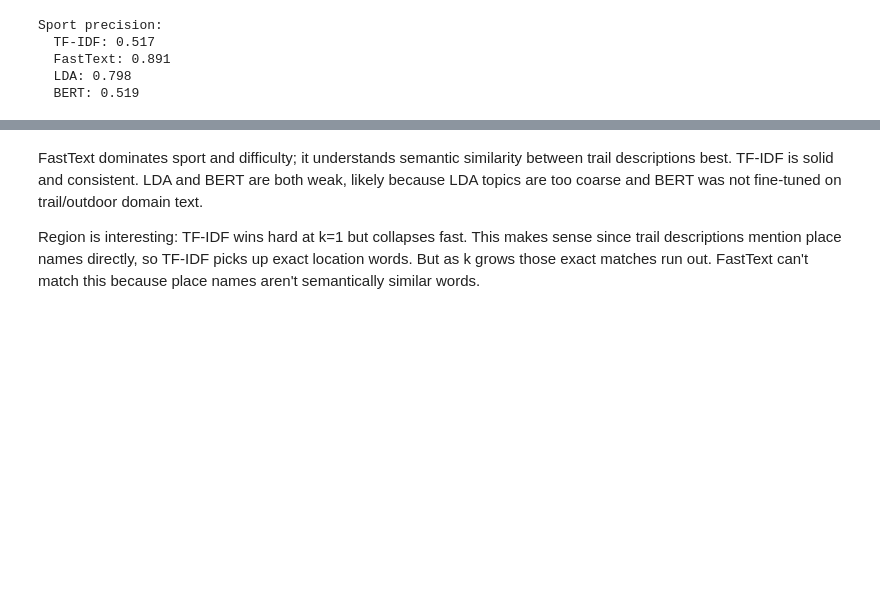
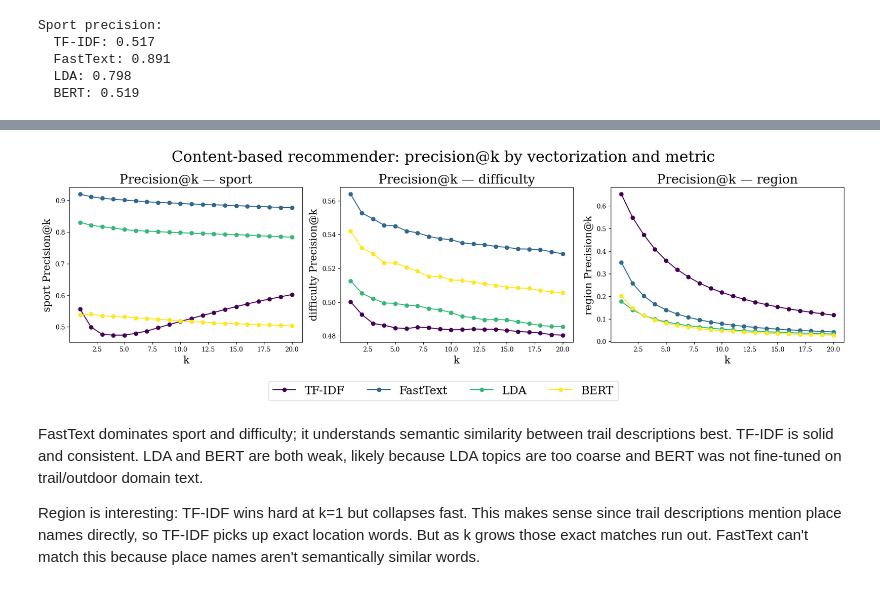
Before and after one commit to enicaking/ml-applications-project-repo, a Jupyter notebook: notebooks/03_task2_recommender.ipynb, the cells around one changed output, grey strips where cells are left out. Cells and saved outputs as stored; diff of their text form; code cells hidden in the pictures; blank space fills up the shorter version.

```diff
--- a/notebooks/03_task2_recommender.ipynb
+++ b/notebooks/03_task2_recommender.ipynb
@@ -305,3 +305,43 @@ Best vectorization at k=10:
+# %%
+import matplotlib.font_manager as fm # font_manager
+import matplotlib.pyplot as plt # Ensure plt is imported
+import matplotlib.cm as cm # Import cm for colormaps
+
+# Configure font
+plt.rcParams['font.family'] = 'serif'
+plt.rcParams['font.serif'] = ['DejaVu Serif', 'Times New Roman', 'Liberation Serif', 'Bitstream Vera Serif', 'Computer Modern Roman']
+
+# Plot one subplot per metric
+fig, axes = plt.subplots(1, len(sweep_results), figsize=(18, 5))
+
+# Lists to store handles and labels for a single common legend
+all_handles = []
+all_labels = []
+
+for ax_idx, (ax, (metric, model_results)) in enumerate(zip(axes, sweep_results.items())):
+    num_models = len(model_results)
+    colors = cm.get_cmap('viridis', num_models)
+    for i, (name, vals) in enumerate(model_results.items()):
+        line, = ax.plot(k_values, vals, marker="o", label=name, color=colors(i))
+        # Collect handles and labels only once (from the first subplot)
+        if ax_idx == 0:
+            all_handles.append(line)
+            all_labels.append(name)
+
+    ax.set_title(f"Precision@k — {metric}", fontsize=20)
+    ax.set_xlabel("k", fontsize=16)
+    ax.set_ylabel(f"{metric} Precision@k", fontsize=16)
+
+# Create a single legend for the entire figure at the bottom
+fig.legend(all_handles, all_labels, loc='lower center', bbox_to_anchor=(0.5, -0.15),
+           ncol=len(all_labels), fancybox=True, shadow=False, fontsize=18)
+
+plt.suptitle("Content-based recommender: precision@k by vectorization and metric", fontsize=24)
+plt.tight_layout() # Removed rect to allow bbox_inches='tight' to work effectively
+plt.savefig(DIRECTORY + "/data/precision_at_k_full.png", dpi=150, bbox_inches='tight') # Added bbox_inches='tight'
+plt.show()
+# %% [output]
+[figure, added]
 # %% [markdown]
 FastText dominates sport and difficulty; it understands semantic similarity between trail descriptions best. TF-IDF is solid and consistent. LDA and BERT are both weak, likely because LDA topics are too coarse and BERT was not fine-tuned on trail/outdoor domain text.
 
```
Also changed, not shown: parts of 9 cells of this notebook.
